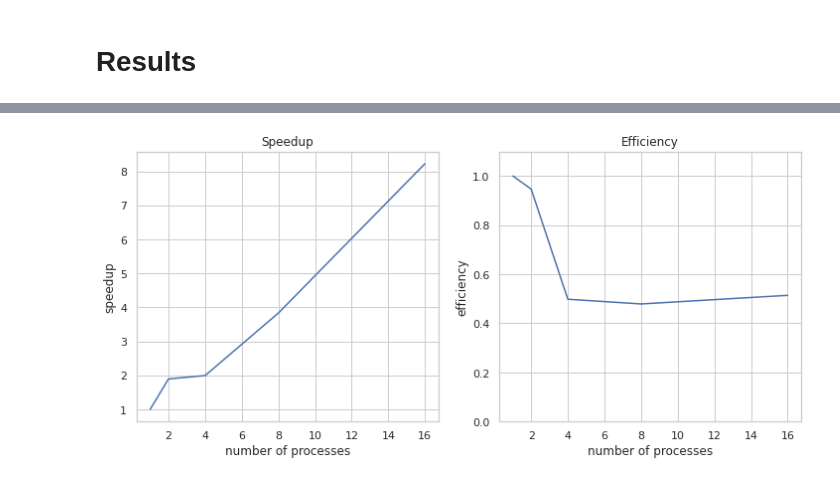
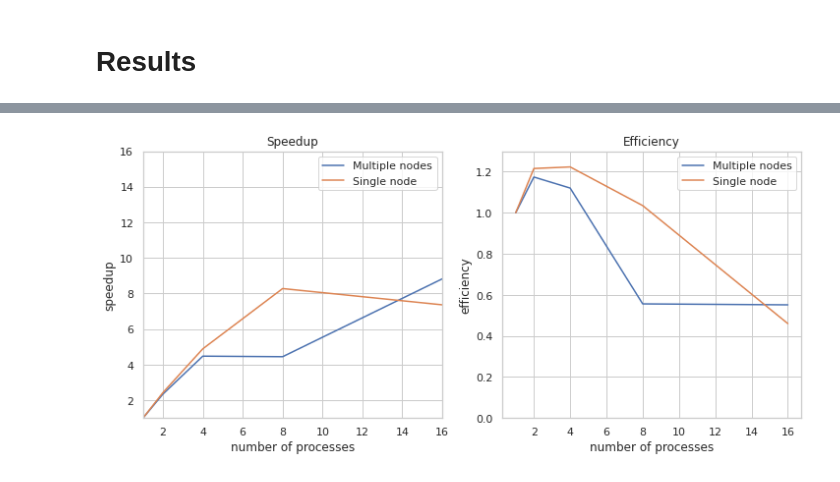
Before and after one commit to mbortolon97/ipfp-hpc-cluster, a Jupyter notebook: src/data_visualization/performance_graph.ipynb, the cells around one changed output, grey strips where cells are left out. Saved outputs shown, nothing was run; the diff lists cells and outputs as text; code cells hidden in the pictures.

```diff
--- a/src/data_visualization/performance_graph.ipynb
+++ b/src/data_visualization/performance_graph.ipynb
@@ -7,9 +7,10 @@ import seaborn as sns
 import numpy as np
 from matplotlib.ticker import MaxNLocator
 # %%
-df = pd.read_csv('/home/matteo/uniTN/hpc/results/result-summary.csv', index_col=False)
+df = pd.read_csv('/home/matteo/uniTN/hpc/results_new/result-summary.csv', index_col=False)
 del df['id']
-df['processing_time'] = df['average_time_per_hour'] - df['average_saving_time_per_hour']
+df['combine_processing_dist_agg_time'] = df['average_time_per_hour'] - df['average_saving_time_per_hour']
+df['processing_time'] = df['average_time_per_hour'] - df['average_saving_time_per_hour'] - df['average_aggregation_distribution_time_per_hour']
 df_grouped = df.groupby(['number_of_processes', 'process_per_node'], as_index=False).mean()
 # %%
 df
@@ -87,31 +77,46 @@ plt.show()
 # %%
-single_process_processing_time = df_grouped[df_grouped["number_of_processes"] == 1].iloc[0]['processing_time']
+multiple_nodes_df = df_grouped[np.logical_or(df_grouped["number_of_processes"] != df_grouped["process_per_node"], df_grouped["number_of_processes"] == 1)]
+single_node_df = df_grouped[np.logical_or(df_grouped["number_of_processes"] == df_grouped["process_per_node"], df_grouped["number_of_processes"] == 1)]
+
+single_process_processing_time = multiple_nodes_df[multiple_nodes_df["number_of_processes"] == 1].iloc[0]['combine_processing_dist_agg_time']
+
 data = []
-
 
 fig, (ax1, ax2) = plt.subplots(1, 2, figsize=(12,5))
 
-# plot speedup
-x = df_grouped[np.logical_or(df_grouped["number_of_processes"] != df_grouped["process_per_node"], df_grouped["number_of_processes"] == 1)]["number_of_processes"]
-y = single_process_processing_time / (df_grouped[np.logical_or(df_grouped["number_of_processes"] != df_grouped["process_per_node"], df_grouped["number_of_processes"] == 1)]['processing_time'])
-ax1.plot(x, y)
+x_multiple = multiple_nodes_df["number_of_processes"]
+y_multiple = single_process_processing_time / (multiple_nodes_df['combine_processing_dist_agg_time'])
+ax1.plot(x_multiple, y_multiple, label="Multiple nodes")
+
+x_single = single_node_df["number_of_processes"]
+y_single = single_process_processing_time / (single_node_df['combine_processing_dist_agg_time'])
+ax1.plot(x_single, y_single, label="Single node")
+
 ax1.set_title('Speedup')
 
 ax1.set_xlabel('number of processes')
 ax1.set_ylabel('speedup')
 ax1.xaxis.set_major_locator(MaxNLocator(integer=True))
+ax1.set_xlim([1,16])
+ax1.set_ylim([1,16])
+ax1.legend()
 
 # plot efficiency
-y = y/x
-ax2.plot(x, y)
+y_multiple = y_multiple/x_multiple
+ax2.plot(x_multiple, y_multiple, label="Multiple nodes")
+
+y_single = y_single/x_single
+ax2.plot(x_single, y_single, label="Single node")
+
 ax2.set_title('Efficiency')
 
-ax2.set_ylim(0, 1.1)
+ax2.set_ylim(0, 1.3)
 ax2.set_xlabel('number of processes')
 ax2.set_ylabel('efficiency')
 ax2.xaxis.set_major_locator(MaxNLocator(integer=True))
+ax2.legend()
 
 plt.show()
 # %% [output]
-[figure, old version]
+[figure, new version]
 # %%
```
Also changed, not shown: parts of 6 cells of this notebook, 1 other file.
